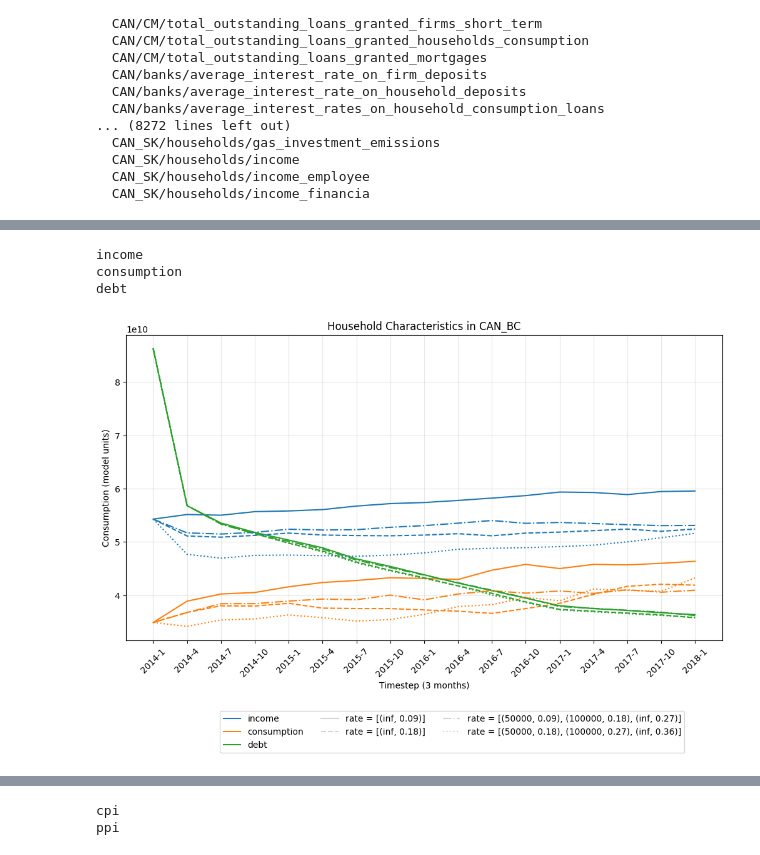
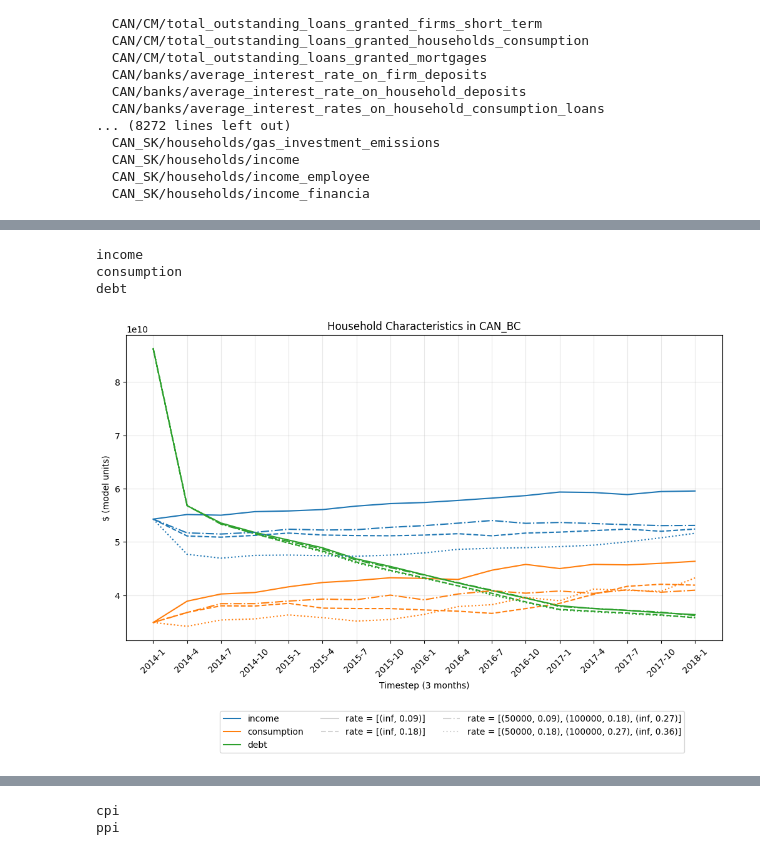
Before and after one commit to bcgov/macroabm-ca, a Jupyter notebook: scenarios/pit_basic_multiscenario.ipynb, the cells around one changed output, grey strips where cells are left out. Saved outputs shown, nothing was run; the diff lists cells and outputs as text; code cells hidden in the pictures.

```diff
--- a/scenarios/pit_basic_multiscenario.ipynb
+++ b/scenarios/pit_basic_multiscenario.ipynb
@@ -843,6 +838,12 @@ def load_industry_mapping() -> Dict[int, str]:
         return {}
     df = pd.read_csv(INDUSTRY_NAMES_CSV)
     return dict(zip(df["Firm_ID"], df["Industry_Name"]))
+
+def load_industry_codes() -> Dict[int, str]:
+    if not INDUSTRY_NAMES_CSV.exists():
+        return {}
+    df = pd.read_csv(INDUSTRY_NAMES_CSV)
+    return dict(zip(df["Firm_ID"], df["Industry"]))
 
 
 def _build_tree(group: h5py.Group) -> TreeNode:
@@ -945,6 +946,7 @@ def sum_regions(file_path, province_keys: List[str], tail_path: str) -> Optional
 
 
 industry_mapping = load_industry_mapping()
+industry_codes = load_industry_codes()
 print(f"Industry mapping loaded: {len(industry_mapping)} industries")
 
 tree = get_tree(OUTPUT_DIRECTORY / OUTPUT_FILENAME)
@@ -1279,0 +1286,25 @@ All dataset paths in H5 file:
+# %%
+# Clip strings stored in a dictionary to a specified length
+def clip_dict_strings(data: dict, max_length: int) -> dict:
+    """
+    Truncate all string values in a dictionary to max_length characters.
+
+    Args:
+        data (dict): Dictionary containing values to clip.
+        max_length (int): Maximum allowed string length.
+
+    Returns:
+        dict: New dictionary with clipped string values.
+    """
+    if not isinstance(data, dict):
+        raise TypeError("Input must be a dictionary.")
+    if not isinstance(max_length, int) or max_length < 0:
+        raise ValueError("max_length must be a non-negative integer.")
+
+    clipped = {}
+    for key, value in data.items():
+        if isinstance(value, str):
+            clipped[key] = value[:max_length]  # Slice string safely
+        else:
+            clipped[key] = value  # Leave non-string values unchanged
+    return clipped
@@ -1280,3 +1315,6 @@ All dataset paths in H5 file:
+# %%
+max_len = 15
+industry_mapping_clipped = clip_dict_strings(industry_mapping, max_len)
 # %%
 # Plot Production by industry, summed across provinces - compare scenarios
 
@@ -1514,32 +1500,32 @@ legend_lines = [
     Line2D([0], [0], color = COLOURS[0], linestyle="-"),
     Line2D([0], [0], color = COLOURS[1], linestyle="-"),
     Line2D([0], [0], color = COLOURS[2], linestyle="-"),
     Line2D([0], [0], color = "lightgrey", linestyle="-"),
     Line2D([0], [0], color = "lightgrey", linestyle="--"),
     Line2D([0], [0], color = "lightgrey", linestyle="-."),
     Line2D([0], [0], color = "lightgrey", linestyle=":"),
 ]
 plt.legend(
 legend_lines, legend_labels, bbox_to_anchor = (0.15,-0.3), loc="center left", ncol=int(len(legend_labels)/2)
 # legend_lines, legend_labels, bbox_to_anchor = (0.5,-0.03), loc="lower center", ncol=len(legend_labels)
 # legend_lines, legend_labels, bbox_to_anchor = (1.5,1.025), loc="upper right"
 )
 
 ax.set_title(f"Household Characteristics in {region}")
-ax.set_ylabel("Consumption (model units)")
+ax.set_ylabel("$ (model units)")
 
 # ax.set_yscale('log')
 # ax.legend(fontsize=7, ncol=2)
 ax.grid(True, alpha=0.3)
 ax.set_xlabel("Timestep (3 months)")
 # ax.set_xlim(left=1)             # exclude initialization timestep
 ax.tick_params("x", rotation=45)
 # plt.tight_layout()
 FILENAME = str(datetime.date.today()) + "_D_characteristics_households_" + region + "_ALL" + ".png"
 plt.savefig(OUTPUT_DIRECTORY / FILENAME, dpi=120)
 plt.show()
 # %% [output]
 income
 consumption
 debt
-[figure, old version]
+[figure, new version]
```
Also changed, not shown: parts of 16 cells of this notebook, 4 other files.
